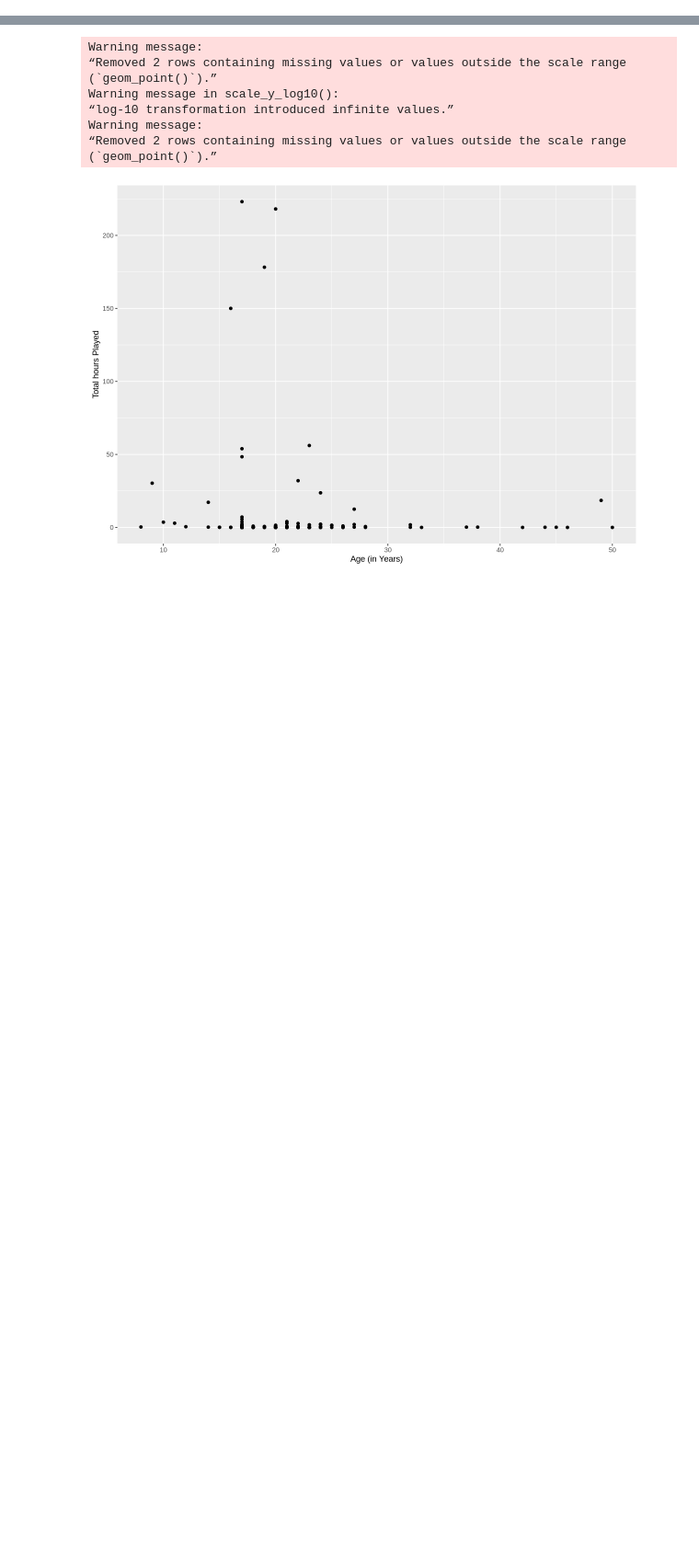
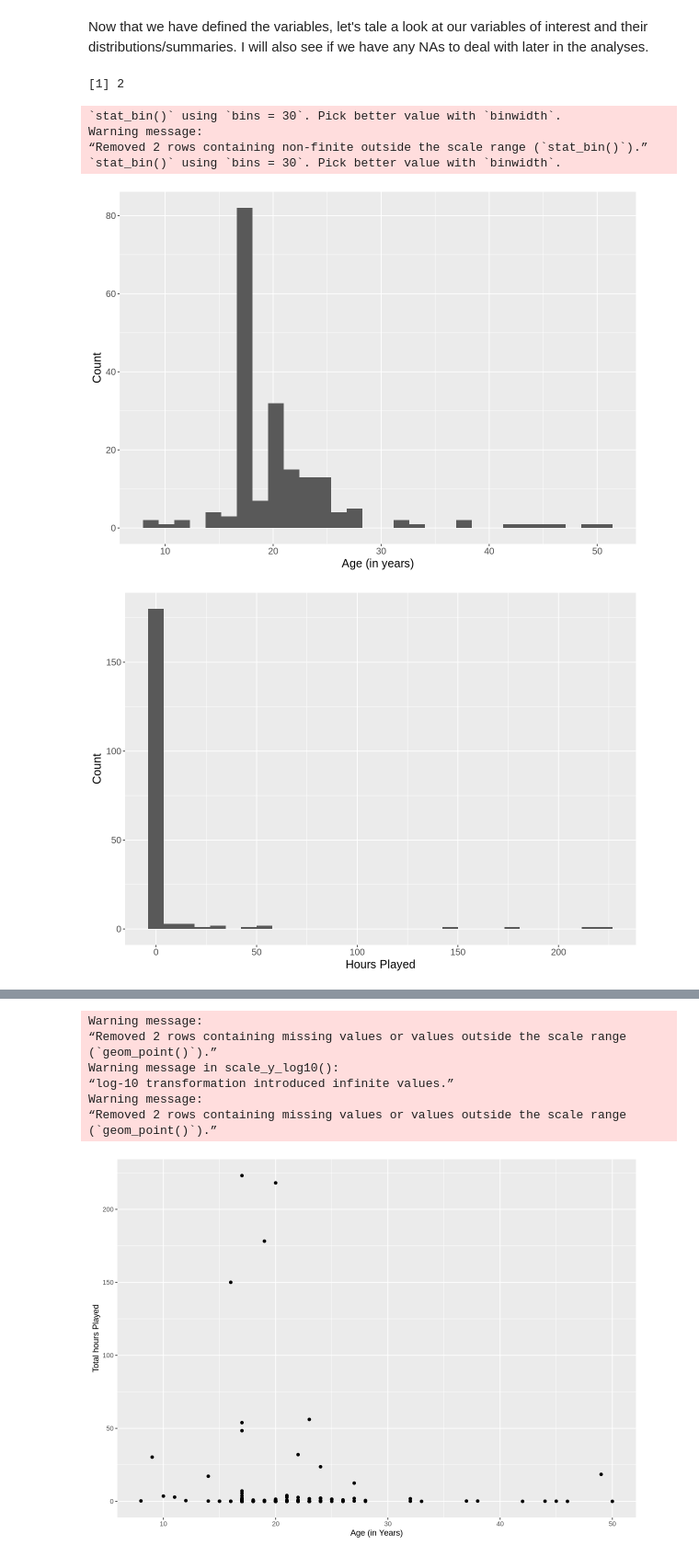
Before and after one commit to Lmcewe01/dsci-100-2025-LM-project, a Jupyter notebook: Analyses.ipynb, the cells around one changed output, grey strips where cells are left out. Shown at 92% size. Cells and saved outputs as stored; diff of their text form; code cells hidden in the pictures; blank space fills up the shorter version.

Commit message:
Added More Data Exploration/Intro

```diff
--- a/Prelim_analyses_May27.ipynb
+++ b/Analyses.ipynb
@@ -38,7 +24,7 @@ getwd()
 
 #read in the appropriate dataset called players.csv using a relative path and
 #cleaning col names to remove uneccessary capitals
-players <- read_delim('Data/players.csv', delim = ',', skip = 1 ) |> clean_names()
+players <- read_delim('Data/players.csv', delim = ',', skip = 1 )
 players
 # %% [output]
 [1] "/home/jovyan/work/dsci-100-2025-LM-project"
@@ -63,0 +66,23 @@ A spec_tbl_df: 196 × 7
+# %% [markdown]
+Now that we have defined the variables, let's tale a look at our variables of interest and their distributions/summaries. I will also see if we have any NAs to deal with later in the analyses.
+# %%
+#checking for NAs in our dataset
+sum(is.na(players))
+
+#plotting age and played_hours distributions
+
+age_histogram <- players |> ggplot(aes(x = age)) + geom_histogram() + ylab("Count") + xlab("Age (in years)") +
+    theme(text = element_text(size = 15))
+age_histogram
+
+played_hrs_histogram <- players |> ggplot(aes(x = played_hours)) + geom_histogram() + ylab("Count") + xlab("Hours Played") +
+    theme(text = element_text(size = 15))
+played_hrs_histogram
+# %% [output]
+[1] 2
+`stat_bin()` using `bins = 30`. Pick better value with `binwidth`.
+Warning message:
+“Removed 2 rows containing non-finite outside the scale range (`stat_bin()`).”
+`stat_bin()` using `bins = 30`. Pick better value with `binwidth`.
+[figure, added]
+[figure, added]
```
Also changed, not shown: parts of 6 cells of this notebook.
